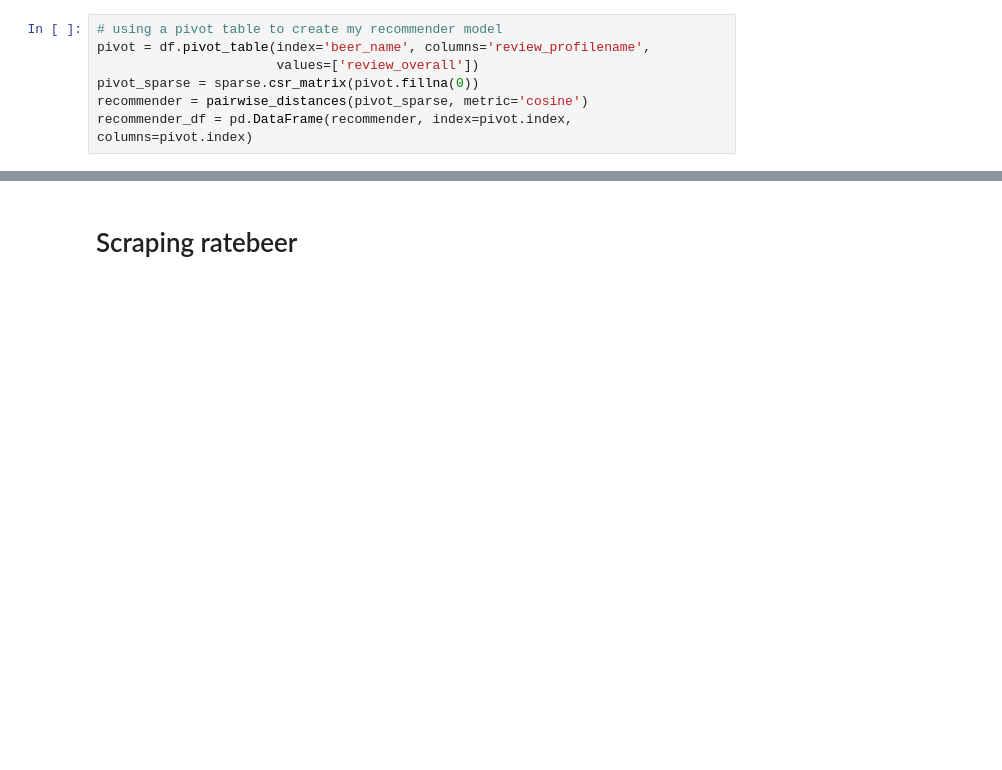
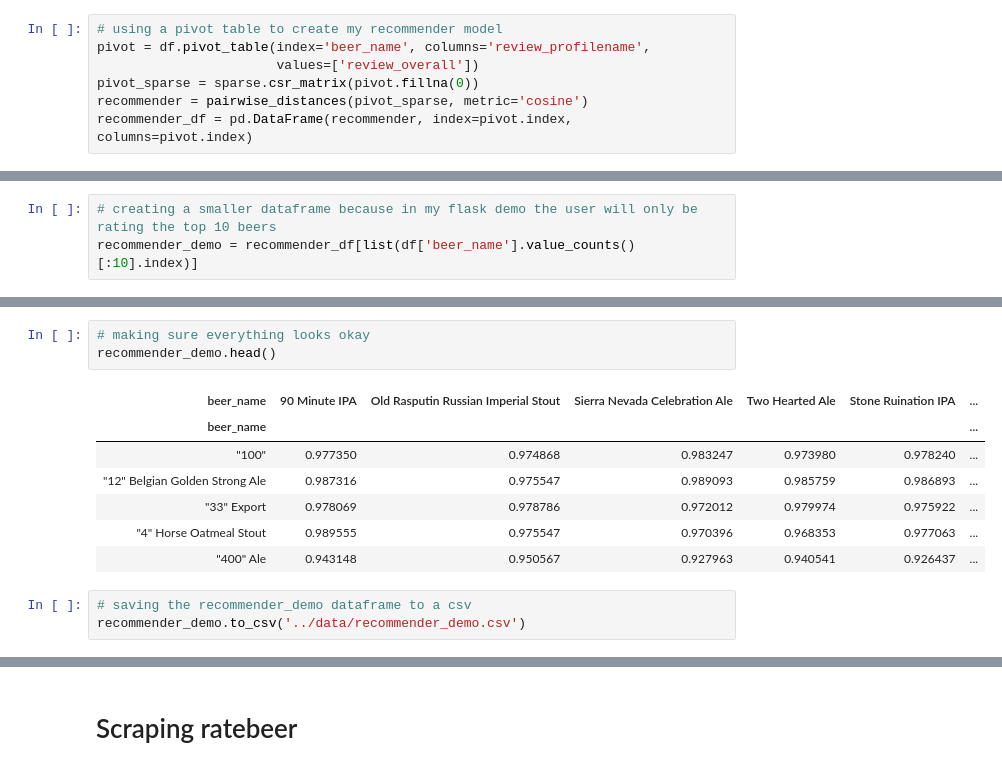
Before and after one commit to rwstewart0302/beer_recommender, a Jupyter notebook: recommender/brewery_recommender_model.ipynb, the cells around one changed output, grey strips where cells are left out. Saved outputs shown, nothing was run; the diff lists cells and outputs as text; blank space fills up the shorter version.

```diff
--- a/recommender/brewery_recommender_model.ipynb
+++ b/recommender/brewery_recommender_model.ipynb
@@ -239,0 +99,3 @@ Wall time: 2min 44s
+# %%
+# creating a smaller dataframe because in my flask demo the user will only be rating the top 10 beers
+recommender_demo = recommender_df[list(df['beer_name'].value_counts()[:10].index)]
@@ -239,0 +120,14 @@ Wall time: 2min 44s
+# %%
+# making sure everything looks okay
+recommender_demo.head()
+# %% [output]
+| beer_name | 90 Minute IPA | Old Rasputin Russian Imperial Stout | Sierra Nevada Celebration Ale | Two Hearted Ale | Stone Ruination IPA | ... |
+| beer_name |  |  |  |  |  | ... |
+| "100" | 0.977350 | 0.974868 | 0.983247 | 0.973980 | 0.978240 | ... |
+| "12" Belgian Golden Strong Ale | 0.987316 | 0.975547 | 0.989093 | 0.985759 | 0.986893 | ... |
+| "33" Export | 0.978069 | 0.978786 | 0.972012 | 0.979974 | 0.975922 | ... |
+| "4" Horse Oatmeal Stout | 0.989555 | 0.975547 | 0.970396 | 0.968353 | 0.977063 | ... |
+| "400" Ale | 0.943148 | 0.950567 | 0.927963 | 0.940541 | 0.926437 | ... |
+# %%
+# saving the recommender_demo dataframe to a csv
+recommender_demo.to_csv('../data/recommender_demo.csv')
```
Also changed, not shown: parts of 52 cells of this notebook, 11 other files.
